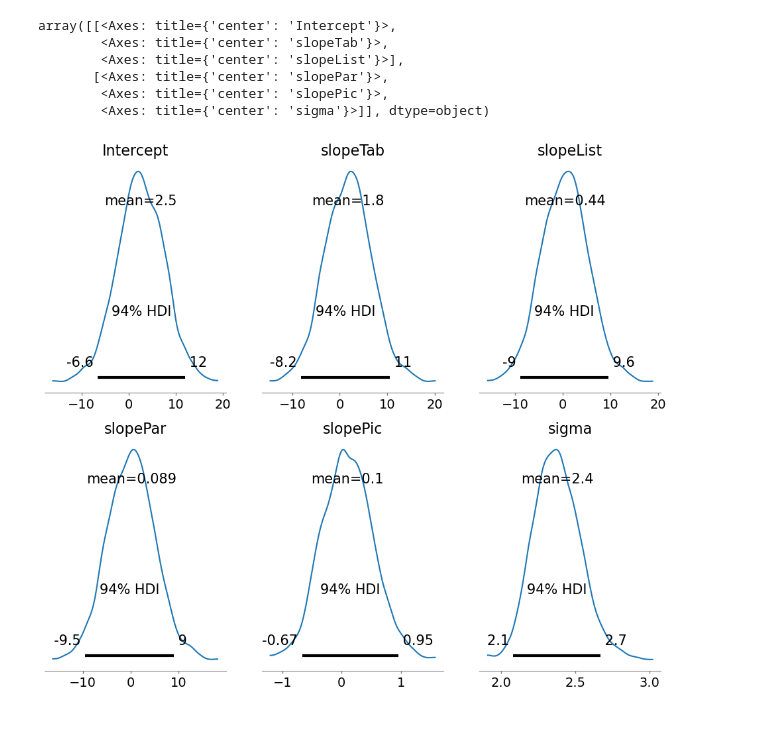
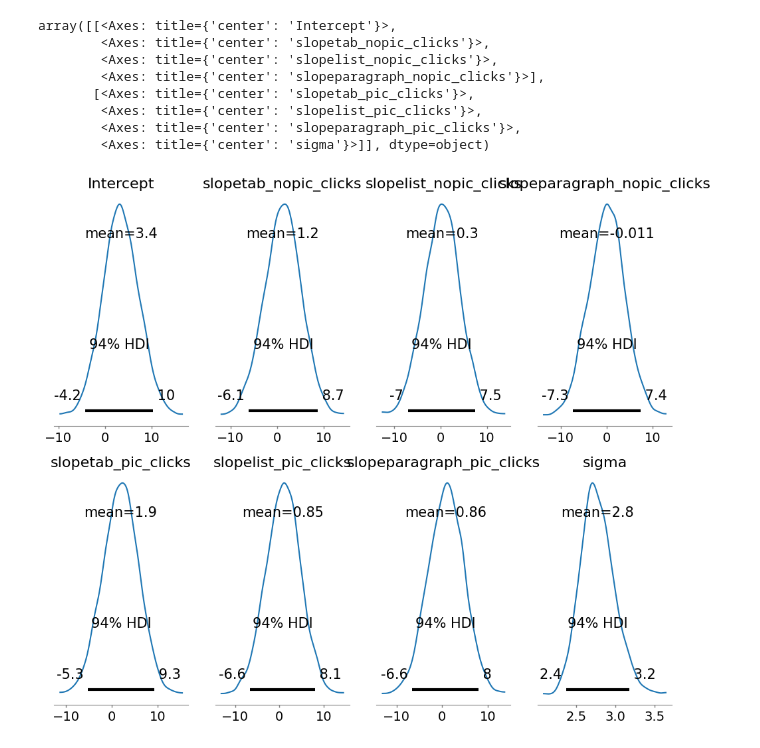
Before and after one commit to anoobis-bot/HCI-Data-Analysis, a Jupyter notebook: clicks.ipynb, the cells around one changed output. Saved outputs shown, nothing was run; the diff lists cells and outputs as text; code cells hidden in the pictures.

```diff
--- a/clicks.ipynb
+++ b/clicks.ipynb
@@ -24,6 +28,6 @@ click_df.head(100)
 # %%
 # Create the features and response
-X = click_df.loc[:, ['tab','list','par','pic']]
+X = click_df.loc[:, ['tab_nopic_clicks', 'list_nopic_clicks','paragraph_nopic_clicks','tab_pic_clicks','list_pic_clicks','paragraph_pic_clicks']]
 y = click_df.loc[:, 'sumClicks']
 # %%
 with pm.Model() as linear_model:
@@ -31,16 +35,18 @@ with pm.Model() as linear_model:
     intercept = pm.Normal('Intercept', mu = 0, sigma = 10)
 
     # Slope
-    slopeTab = pm.Normal('slopeTab', mu = 0, sigma = 10)
-    slopeList = pm.Normal('slopeList', mu = 0, sigma = 10)
-    slopePar = pm.Normal('slopePar', mu = 0, sigma = 10)
-    slopePic = pm.Normal('slopePic', mu = 0, sigma = 10)
+    slopetab_nopic_clicks = pm.Normal('slopetab_nopic_clicks', mu = 0, sigma = 10)
+    slopelist_nopic_clicks = pm.Normal('slopelist_nopic_clicks', mu = 0, sigma = 10)
+    slopeparagraph_nopic_clicks = pm.Normal('slopeparagraph_nopic_clicks', mu = 0, sigma = 10)
+    slopetab_pic_clicks = pm.Normal('slopetab_pic_clicks', mu = 0, sigma = 10)
+    slopelist_pic_clicks = pm.Normal('slopelist_pic_clicks', mu = 0, sigma = 10)
+    slopeparagraph_pic_clicks = pm.Normal('slopeparagraph_pic_clicks', mu = 0, sigma = 10)
 
     # Standard deviation
     sigma = pm.HalfNormal('sigma', sigma = 10)
 
     # Estimate of mean
-    mean = intercept + slopeTab * X.loc[:, 'tab'] + slopeList * X.loc[:, 'list'] + slopePar * X.loc[:, 'par'] + slopePic * X.loc[:, 'pic']
+    mean = intercept + slopetab_nopic_clicks * X.loc[:, 'tab_nopic_clicks'] + slopelist_nopic_clicks * X.loc[:, 'list_nopic_clicks'] + slopeparagraph_nopic_clicks * X.loc[:, 'paragraph_nopic_clicks'] + slopetab_pic_clicks * X.loc[:, 'tab_pic_clicks'] + slopelist_pic_clicks * X.loc[:, 'list_pic_clicks'] + slopeparagraph_pic_clicks * X.loc[:, 'paragraph_pic_clicks']
 
     # Observed values
     Y_obs = pm.Normal('Y_obs', mu = mean, sigma = sigma, observed = y.values)
@@ -59,10 +63,0 @@ There were 1 divergences after tuning. Increase `target_accept` or reparameteriz
-# %%
-pm.plot_posterior(linear_trace, figsize = (12, 10))
-# %% [output]
-array([[<Axes: title={'center': 'Intercept'}>,
-        <Axes: title={'center': 'slopeTab'}>,
-        <Axes: title={'center': 'slopeList'}>],
-       [<Axes: title={'center': 'slopePar'}>,
-        <Axes: title={'center': 'slopePic'}>,
-        <Axes: title={'center': 'sigma'}>]], dtype=object)
-[figure, removed]
@@ -68,0 +66,16 @@ array([[<Axes: title={'center': 'Intercept'}>,
+# %%
+variables_to_plot = ['Intercept', 'slopetab_nopic_clicks', 'slopelist_nopic_clicks',
+                     'slopeparagraph_nopic_clicks', 'slopetab_pic_clicks',
+                     'slopelist_pic_clicks', 'slopeparagraph_pic_clicks', 'sigma']
+
+pm.plot_posterior(linear_trace, var_names=variables_to_plot, figsize=(12, 10))
+# %% [output]
+array([[<Axes: title={'center': 'Intercept'}>,
+        <Axes: title={'center': 'slopetab_nopic_clicks'}>,
+        <Axes: title={'center': 'slopelist_nopic_clicks'}>,
+        <Axes: title={'center': 'slopeparagraph_nopic_clicks'}>],
+       [<Axes: title={'center': 'slopetab_pic_clicks'}>,
+        <Axes: title={'center': 'slopelist_pic_clicks'}>,
+        <Axes: title={'center': 'slopeparagraph_pic_clicks'}>,
+        <Axes: title={'center': 'sigma'}>]], dtype=object)
+[figure, added]
```
Also changed, not shown: parts of 17 cells of this notebook, 3 other files.
